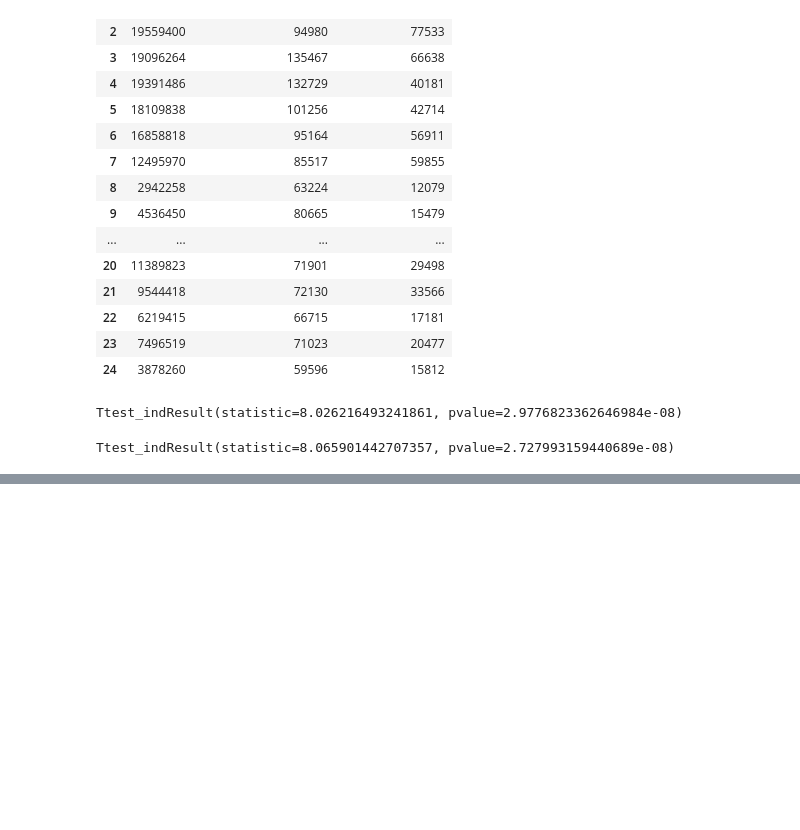
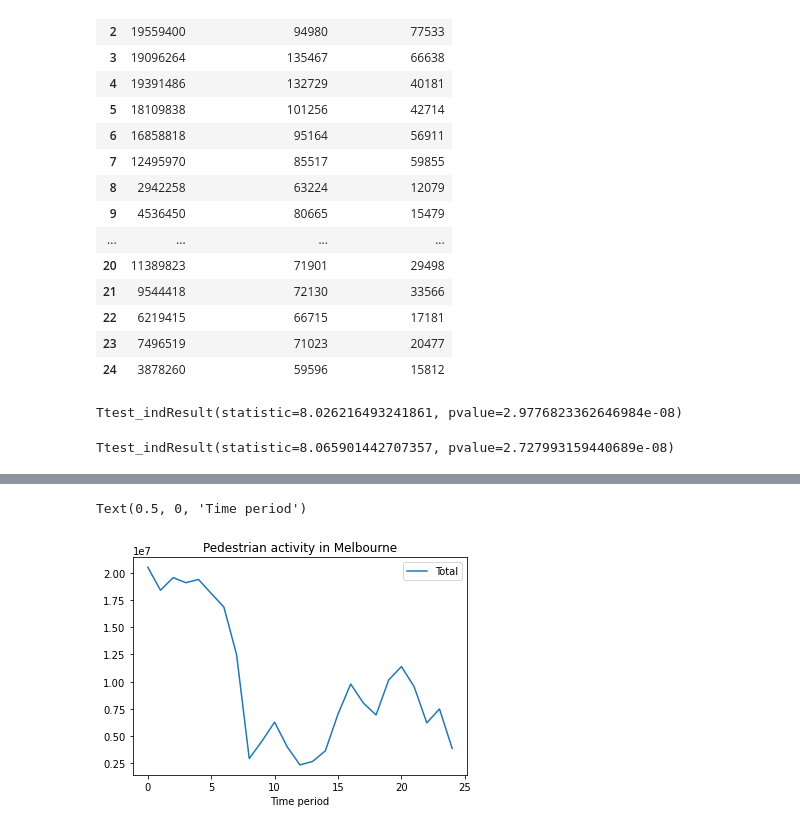
Before and after one commit to James-Akerman/covid19-melbourne-pedestrian-activity-analysis, a Jupyter notebook: Hypothesis 1/Prabh_analysis.ipynb, the cells around one changed output, grey strips where cells are left out. Saved outputs shown, nothing was run; the diff lists cells and outputs as text; code cells hidden in the pictures; blank space fills up the shorter version.

```diff
--- a/Hypothesis 1/Prabh_analysis.ipynb
+++ b/Hypothesis 1/Prabh_analysis.ipynb
@@ -142,0 +153,7 @@ Ttest_indResult(statistic=8.065901442707357, pvalue=2.727993159440689e-08)
+# %%
+pic2 = df2.plot(x='A' , y=['Total'])
+plt.title('Pedestrian activity in Melbourne')
+plt.xlabel('Time period')
+# %% [output]
+Text(0.5, 0, 'Time period')
+[figure, added]
```
Also changed, not shown: parts of 12 cells of this notebook, 23 other files.
